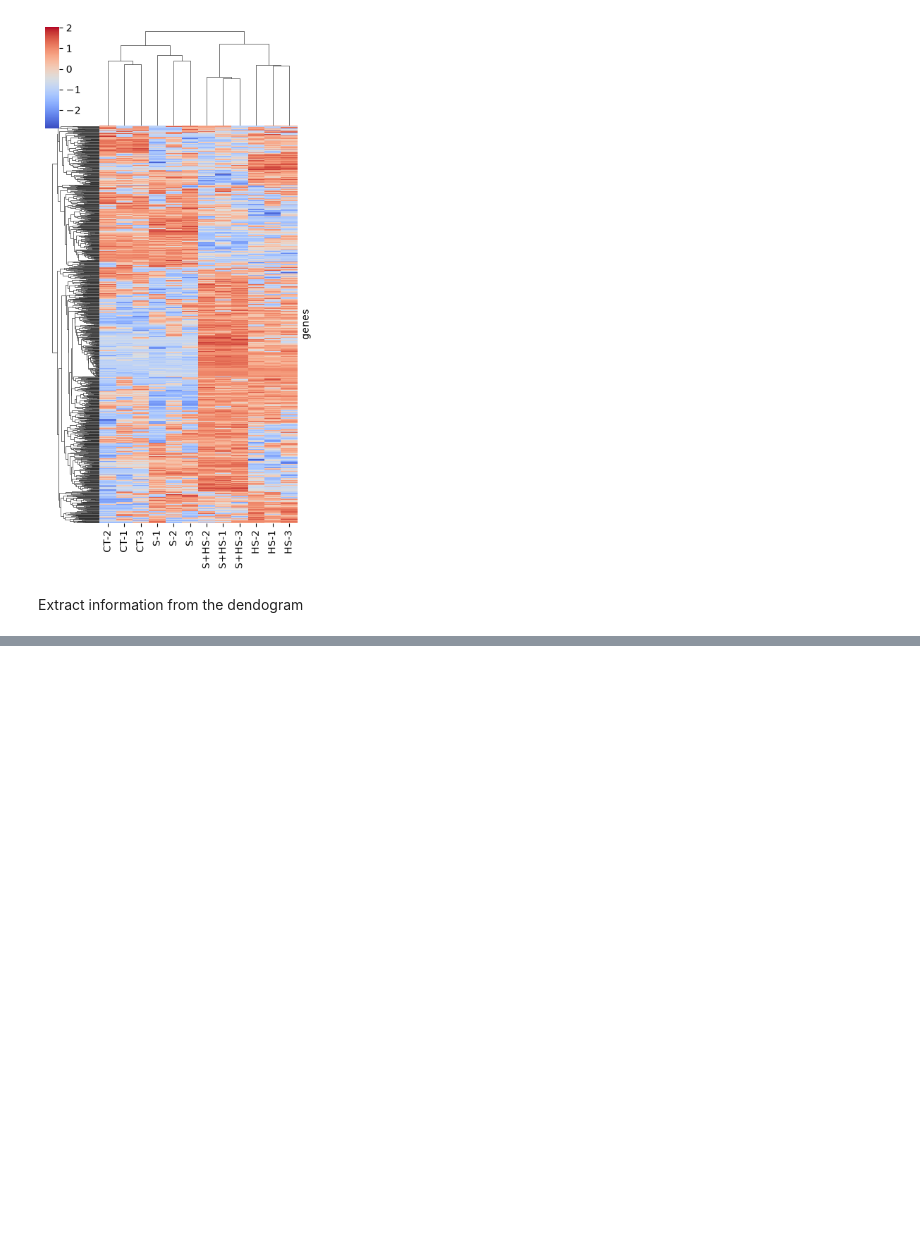
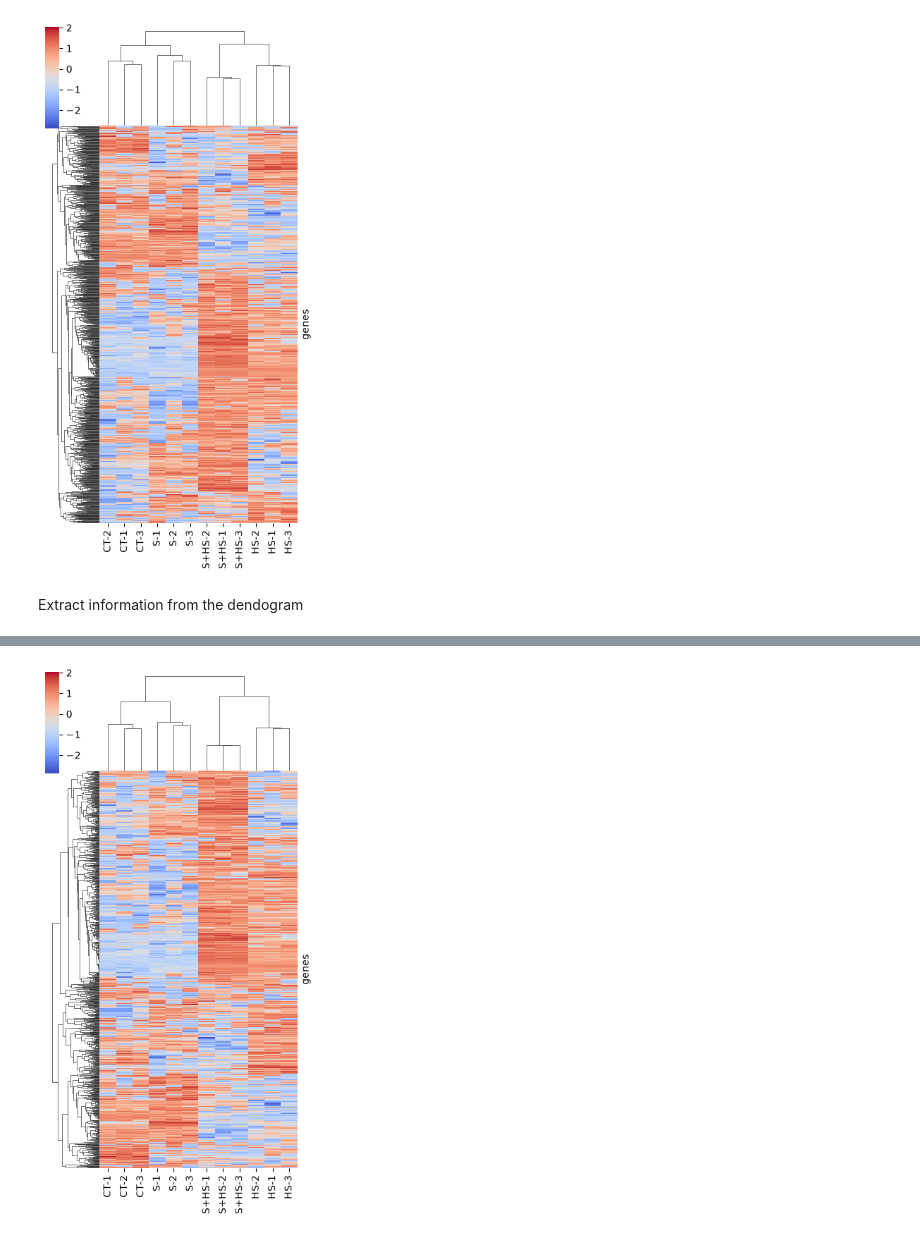
Before and after one commit to caroline-reges/Response-of-Tomato-Plant-to-Salinity-and-Heat-Stress, a Jupyter notebook: Code.ipynb, the cells around one changed output, grey strips where cells are left out. Cells and saved outputs as stored; diff of their text form; code cells hidden in the pictures; blank space fills up the shorter version.

```diff
--- a/Code.ipynb
+++ b/Code.ipynb
@@ -197,0 +209,13 @@ plt.show()
+# %%
+sns.clustermap(X[top_genes].T,
+               cmap='coolwarm',
+               z_score=0,
+               figsize= (4,8),
+               yticklabels=False,
+               method = 'average',
+               metric = 'correlation'
+              )
+plt.savefig('images/average_correlation_heatmap.png', dpi=300, bbox_inches='tight')
+plt.show()
+# %% [output]
+[figure, added]
```
Also changed, not shown: parts of 4 cells of this notebook, 6 other files.
